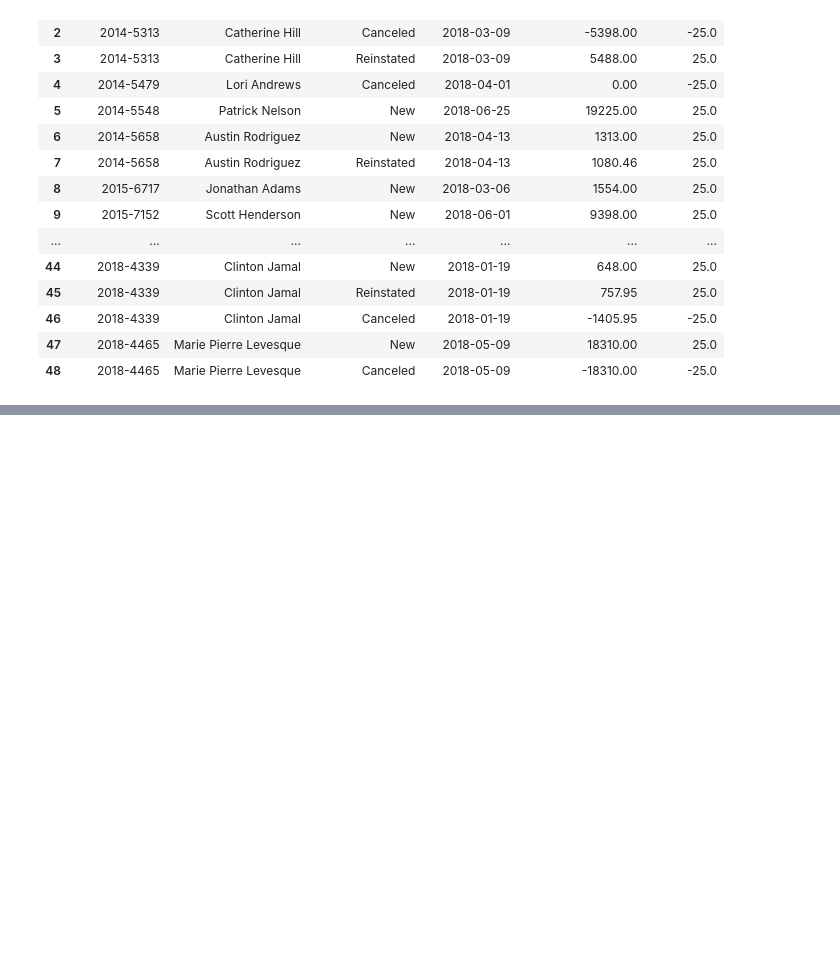
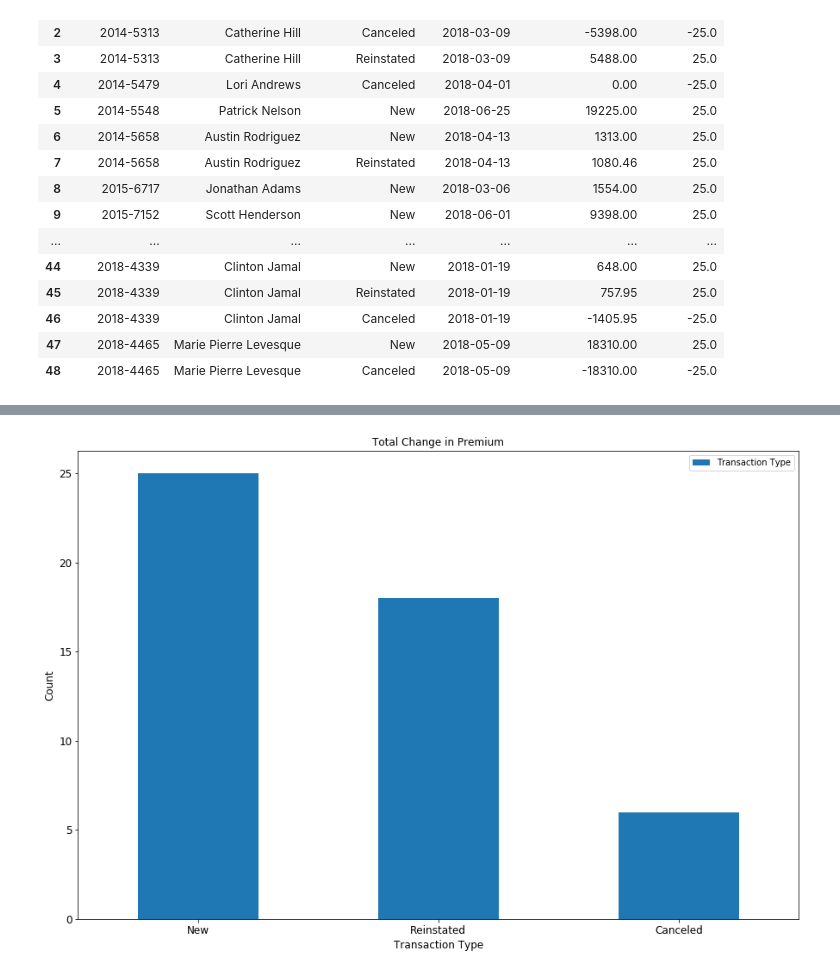
Before and after one commit to bliu11/ReportingBAProject-master, a Jupyter notebook: ReportingBAProject-master/Policy Report.ipynb, the cells around one changed output, grey strips where cells are left out. Cells and saved outputs as stored; diff of their text form; code cells hidden in the pictures; blank space fills up the shorter version.

```diff
--- a/ReportingBAProject-master/Policy Report.ipynb
+++ b/ReportingBAProject-master/Policy Report.ipynb
@@ -170,0 +182,10 @@ wb.save(reportpath)
+# %%
+# Creating graphs - Total Change in Premium by Insured
+
+TransactionCount =df_op.groupby('Transaction Type')['Transaction Type'].count().sort_values(ascending=False)[:15].to_frame()
+ax = TransactionCount.plot(kind='bar', title ="Total Change in Premium",figsize=(15,10),legend=True, fontsize=12, rot=0)
+ax.set_xlabel("Transaction Type",fontsize=12)
+ax.set_ylabel("Count",fontsize=12)
+plt.show()
+# %% [output]
+[figure, added]
```
Also changed, not shown: parts of 1 cell of this notebook.
